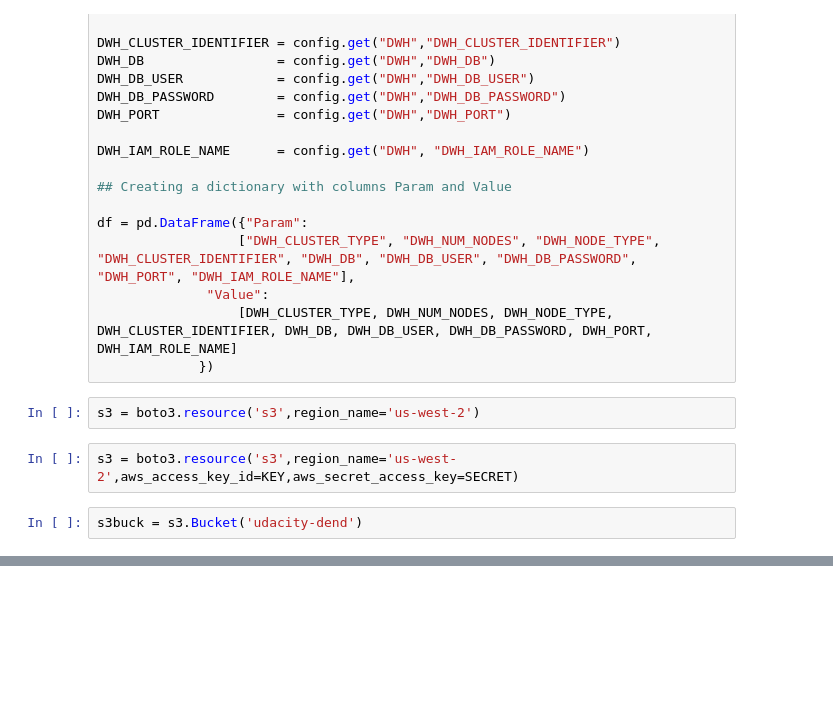
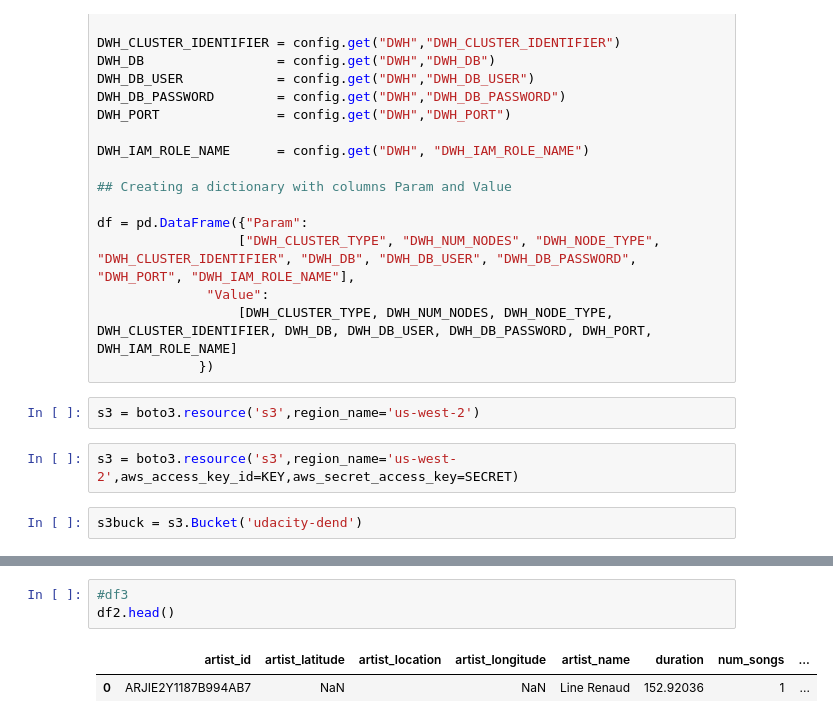
Before and after one commit to rv1448/Data-Engineering-Nano-Degree, a Jupyter notebook: Notes/Class02.Cloud_Data_Warehouse/Untitled.ipynb, the cells around one changed output, grey strips where cells are left out. Cells and saved outputs as stored; diff of their text form; blank space fills up the shorter version.

```diff
--- a/Notes/Class02.Cloud_Data_Warehouse/Untitled.ipynb
+++ b/Notes/Class02.Cloud_Data_Warehouse/Untitled.ipynb
@@ -59,0 +162,6 @@ b'{\n    "jsonpaths": [\n        "$[\'artist\']",\n        "$[\'auth\']",\n
+# %%
+#df3
+df2.head()
+# %% [output]
+|  | artist_id | artist_latitude | artist_location | artist_longitude | artist_name | duration | num_songs | ... |
+| 0 | ARJIE2Y1187B994AB7 | NaN |  | NaN | Line Renaud | 152.92036 | 1 | ... |
```
Also changed, not shown: parts of 16 cells of this notebook.
